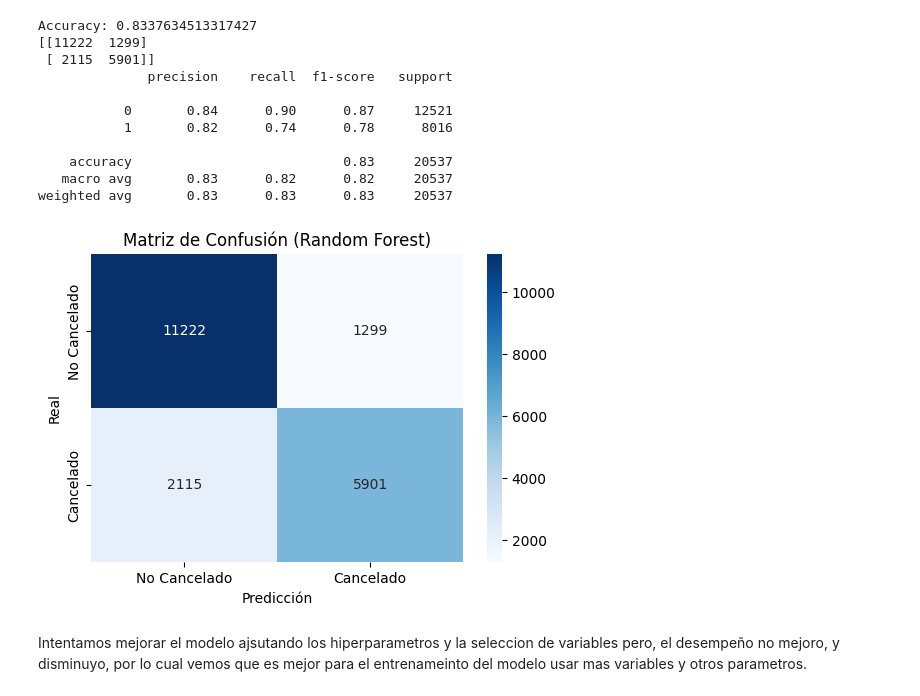
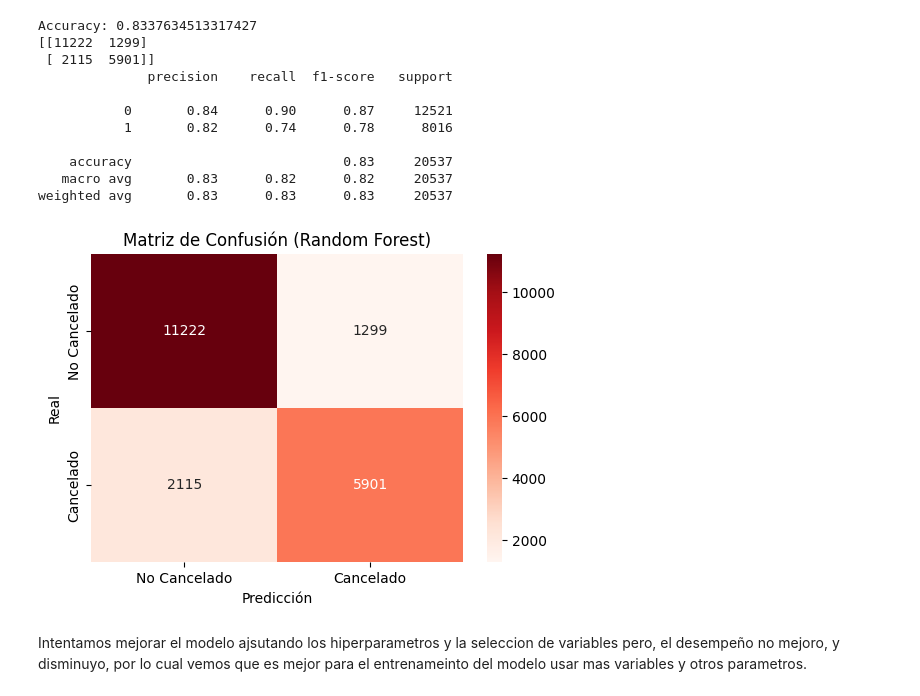
Before and after one commit to JohnChirinos/BI, a Jupyter notebook: Cancelaciones_B.ipynb, the cells around one changed output. Drawn from its saved outputs; the diff is of its cells as text; code cells hidden in the pictures.

```diff
--- a/Cancelaciones_B.ipynb
+++ b/Cancelaciones_B.ipynb
@@ -1011,20 +1011,20 @@ weighted avg       0.83      0.83      0.83     20537
 # %%
 # Graficamos la matriz de confusión para visualizar aciertos y errores del modelo.
 
 
 # Matriz
 matriz_de_confusion = confusion_matrix(y_test, modelo_pred)
 
 plt.figure(figsize=(6,4))
-sns.heatmap(matriz_de_confusion, annot=True, fmt="d", cmap="Blues",
+sns.heatmap(matriz_de_confusion, annot=True, fmt="d", cmap="Reds",
             xticklabels=["No Cancelado", "Cancelado"],
             yticklabels=["No Cancelado", "Cancelado"])
 plt.xlabel("Predicción")
 plt.ylabel("Real")
 plt.title("Matriz de Confusión (Random Forest)")
 plt.show()
 # %% [output]
-[figure, old version]
+[figure, new version]
 # %% [markdown]
 Intentamos mejorar el modelo ajsutando los hiperparametros y la seleccion de variables pero, el desempeño no mejoro, y disminuyo, por lo cual vemos que es mejor para el entrenameinto del modelo usar mas variables y otros parametros.
 # %% [markdown]
```
Also changed, not shown: parts of 5 cells of this notebook, 1 other file.
